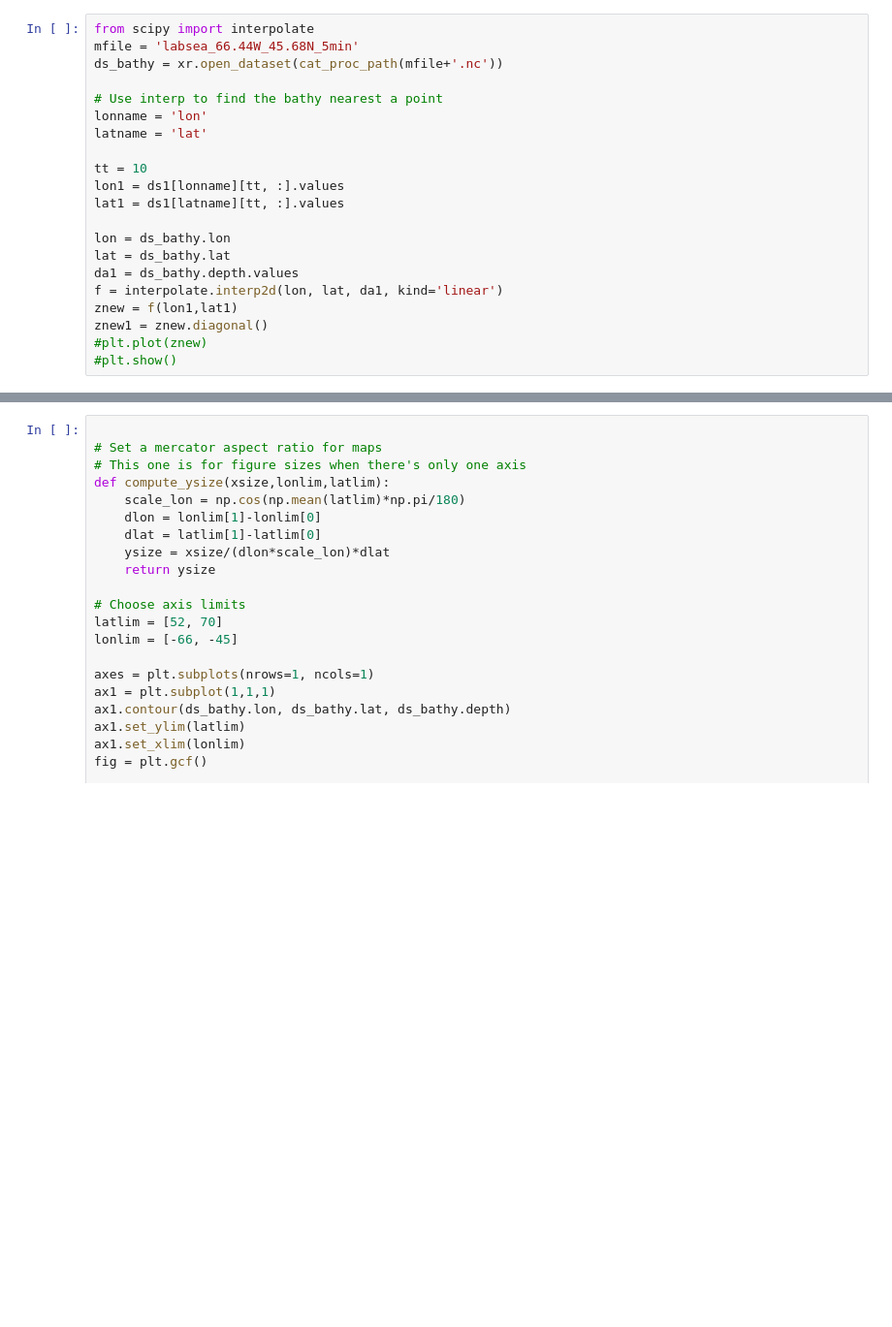
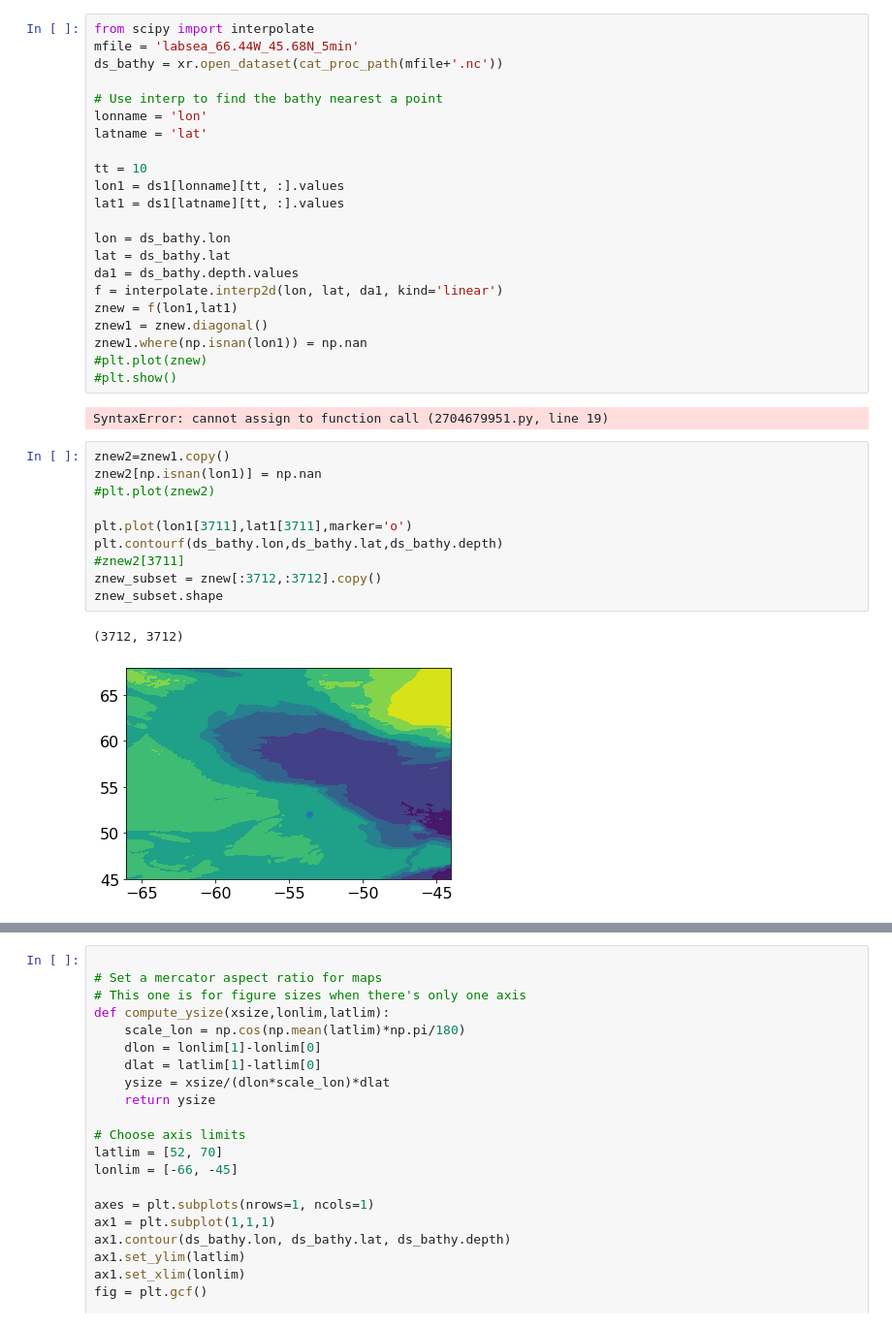
Before and after one commit to eleanorfrajka/drifters, a Jupyter notebook: 02-code/05-analyse_data.ipynb, the cells around one changed output, grey strips where cells are left out. Shown: that part at 97% size. Saved outputs shown, nothing was run; the diff lists cells and outputs as text; blank space fills up the shorter version.

```diff
--- a/02-code/05-analyse_data.ipynb
+++ b/02-code/05-analyse_data.ipynb
@@ -107,5 +137,21 @@ da1 = ds_bathy.depth.values
 f = interpolate.interp2d(lon, lat, da1, kind='linear')
 znew = f(lon1,lat1)
 znew1 = znew.diagonal()
+znew1.where(np.isnan(lon1)) = np.nan
 #plt.plot(znew)
 #plt.show()
+# %% [output]
+SyntaxError: cannot assign to function call (2704679951.py, line 19)
+# %%
+znew2=znew1.copy()
+znew2[np.isnan(lon1)] = np.nan
+#plt.plot(znew2)
+
+plt.plot(lon1[3711],lat1[3711],marker='o')
+plt.contourf(ds_bathy.lon,ds_bathy.lat,ds_bathy.depth)
+#znew2[3711]
+znew_subset = znew[:3712,:3712].copy()
+znew_subset.shape
+# %% [output]
+(3712, 3712)
+[figure, added]
```
Also changed, not shown: parts of 11 cells of this notebook, 7 other files.
